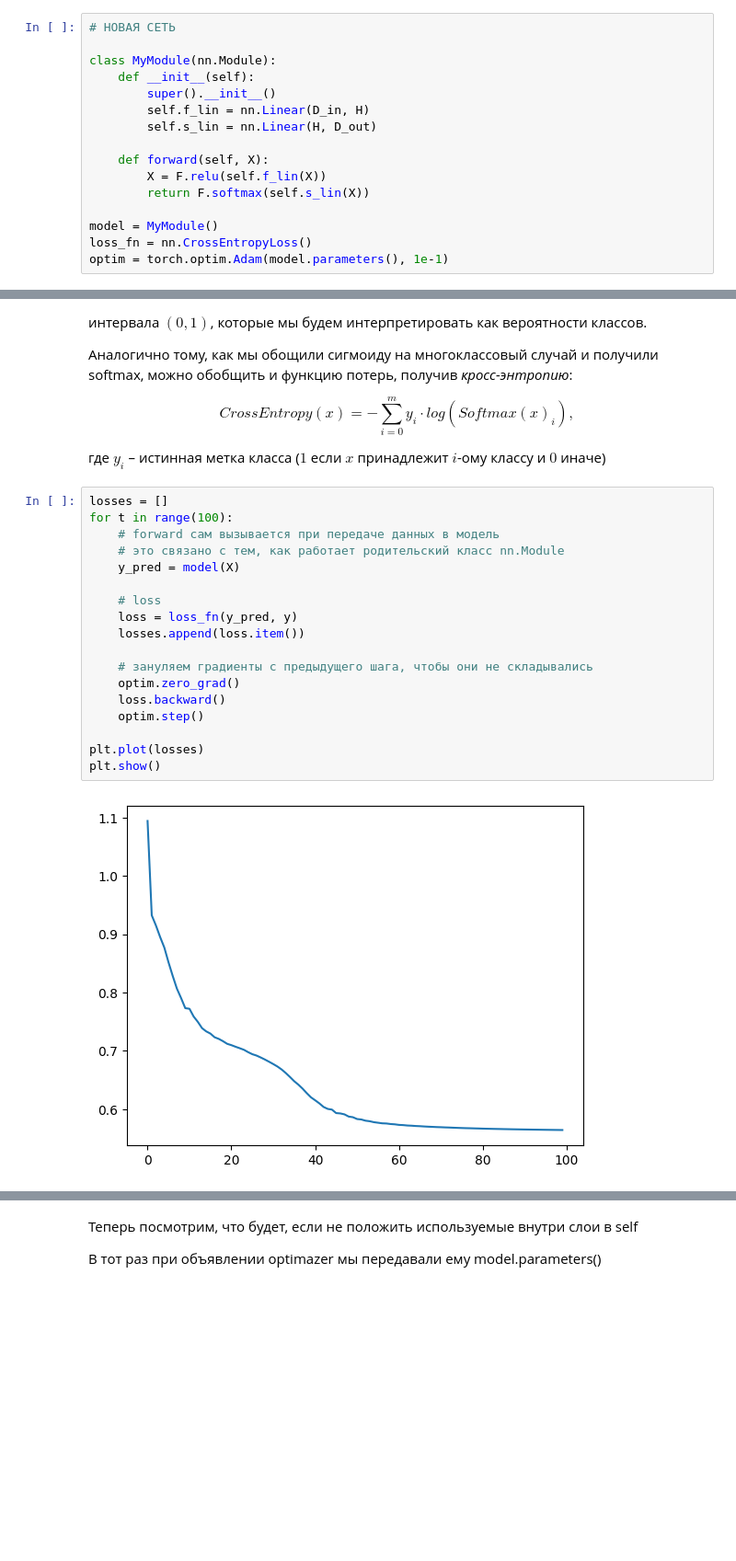
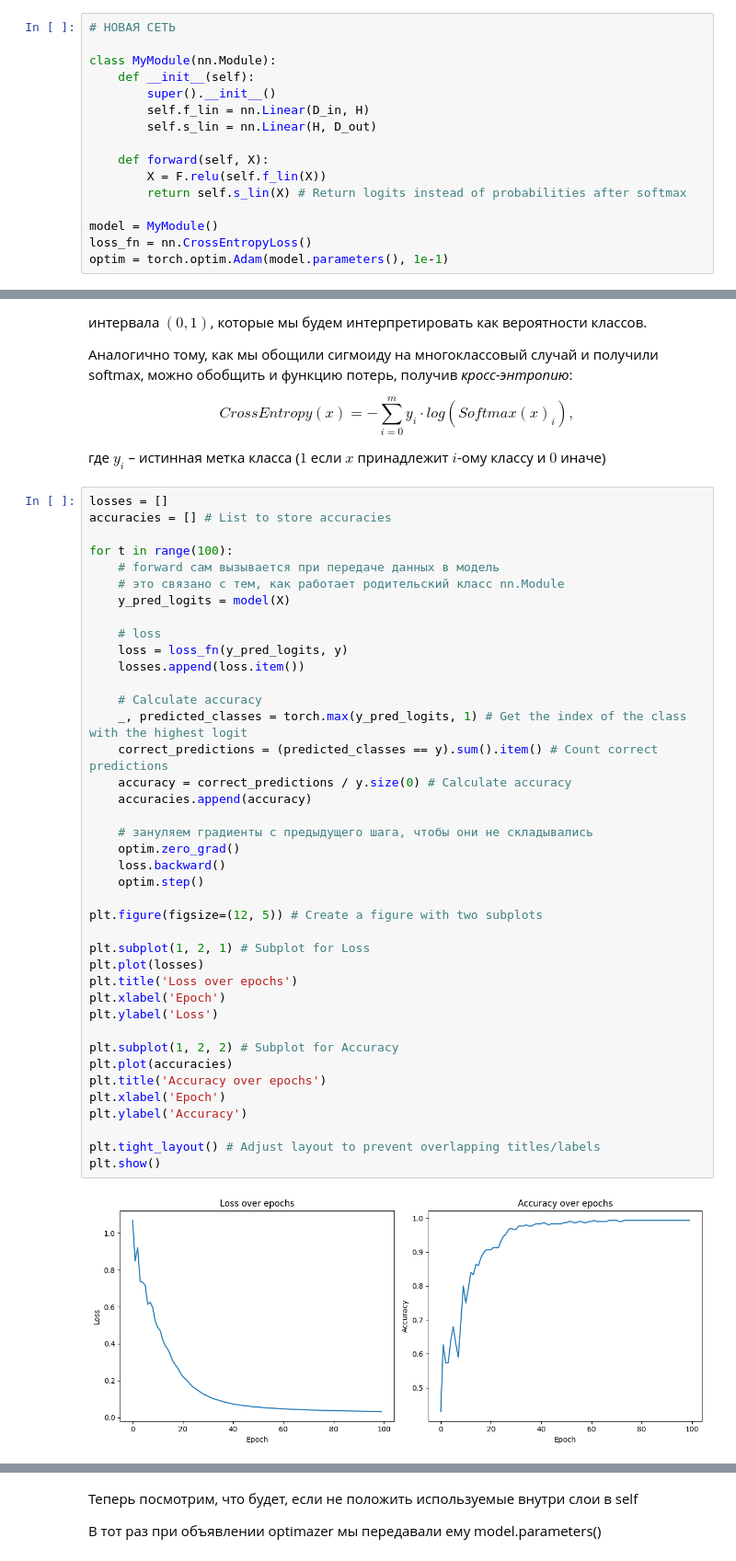
Before and after one commit to qpimsslg/deep-learning-course, a Jupyter notebook: seminars/05_2_creating_module.ipynb, the cells around one changed output, grey strips where cells are left out. Shown at 92% size. Drawn from its saved outputs; the diff is of its cells as text; blank space fills up the shorter version.

```diff
--- a/seminars/05_2_creating_module.ipynb
+++ b/seminars/05_2_creating_module.ipynb
@@ -90,7 +92,7 @@ class MyModule(nn.Module):
 
     def forward(self, X):
         X = F.relu(self.f_lin(X))
-        return F.softmax(self.s_lin(X))
+        return self.s_lin(X) # Return logits instead of probabilities after softmax
 
 model = MyModule()
 loss_fn = nn.CrossEntropyLoss()
@@ -112,21 +114,43 @@ $$CrossEntropy(x) = -\sum\limits_{i=0}^m y_i \cdot log(Softmax(x)_i), $$
 где $y_i$ – истинная метка класса ($1$ если $x$ принадлежит $i$-ому классу и $0$ иначе)
 # %%
 losses = []
+accuracies = [] # List to store accuracies
+
 for t in range(100):
     # forward сам вызывается при передаче данных в модель
     # это связано с тем, как работает родительский класс nn.Module
-    y_pred = model(X)
+    y_pred_logits = model(X)
 
     # loss
-    loss = loss_fn(y_pred, y)
+    loss = loss_fn(y_pred_logits, y)
     losses.append(loss.item())
+
+    # Calculate accuracy
+    _, predicted_classes = torch.max(y_pred_logits, 1) # Get the index of the class with the highest logit
+    correct_predictions = (predicted_classes == y).sum().item() # Count correct predictions
+    accuracy = correct_predictions / y.size(0) # Calculate accuracy
+    accuracies.append(accuracy)
 
     # зануляем градиенты с предыдущего шага, чтобы они не складывались
     optim.zero_grad()
     loss.backward()
     optim.step()
 
+plt.figure(figsize=(12, 5)) # Create a figure with two subplots
+
+plt.subplot(1, 2, 1) # Subplot for Loss
 plt.plot(losses)
+plt.title('Loss over epochs')
+plt.xlabel('Epoch')
+plt.ylabel('Loss')
+
+plt.subplot(1, 2, 2) # Subplot for Accuracy
+plt.plot(accuracies)
+plt.title('Accuracy over epochs')
+plt.xlabel('Epoch')
+plt.ylabel('Accuracy')
+
+plt.tight_layout() # Adjust layout to prevent overlapping titles/labels
 plt.show()
 # %% [output]
-[figure, old version]
+[figure, new version]
```
Also changed, not shown: parts of 5 cells of this notebook, 8 other files.
